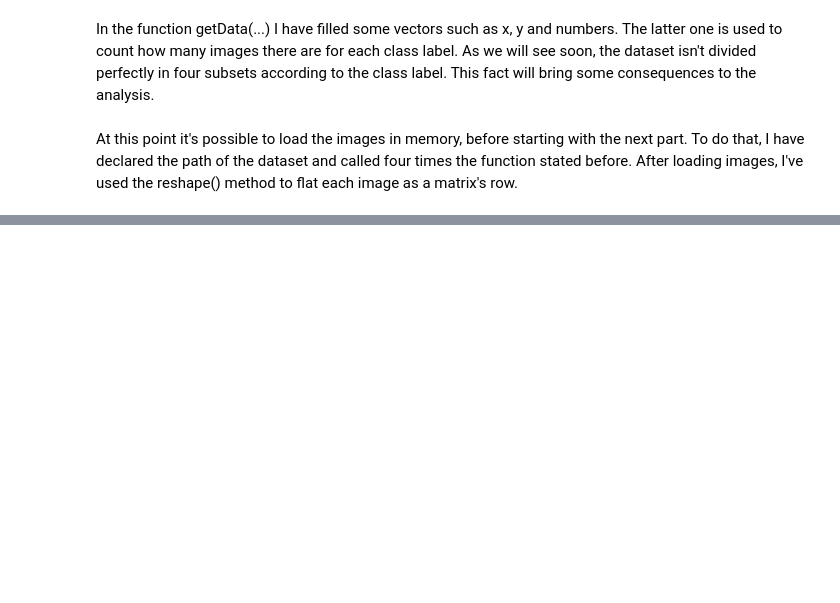
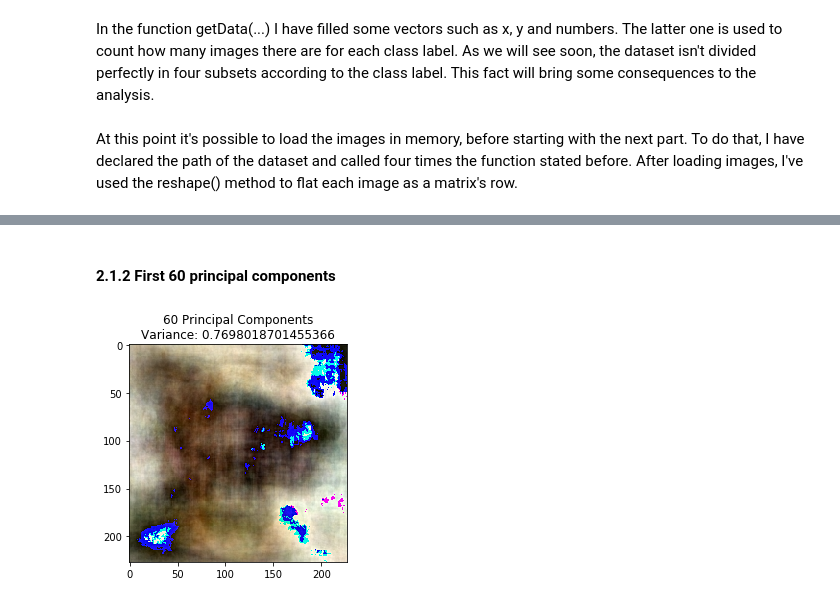
Before and after one commit to Marlowess/ML_AI_HW_1, a Jupyter notebook: homework1_notebook.ipynb, the cells around one changed output, grey strips where cells are left out. Saved outputs shown, nothing was run; the diff lists cells and outputs as text; code cells hidden in the pictures; blank space fills up the shorter version.

```diff
--- a/homework1_notebook.ipynb
+++ b/homework1_notebook.ipynb
@@ -78,0 +94,25 @@ x_r = scaler.fit_transform(x_r)
+# %%
+def getPCResults(X_t, my_pca, index1, index2):
+    index1, index2 = int(index1), int(index2)
+    my_eig = my_pca.components_[index1:index2]
+    remain = index2 - index1
+    my_pca.components_[0:remain] = my_eig[0:remain]
+    my_pca.components_[remain:] = 0
+    imgs_compressed = my_pca.inverse_transform(X_t)
+    variance = my_pca.explained_variance_ratio_.cumsum()[remain - 1]
+    return imgs_compressed, variance
+# %%
+# Gets the chosen image reprojected
+def getReprojectedImage(imgs_compressed, scaler, image_index=99):
+    test_image = imgs_compressed[image_index]
+    test_image = scaler.inverse_transform(test_image)
+    test_image = np.reshape(test_image, (227,227,3))
+    return test_image
+# %%
+# Plots one or more images
+def plotImage(test_img, variance, number_of_components):
+    fig = plt.figure()
+    a = fig.add_subplot(1, 1, 1)
+    img = Image.fromarray(test_img.astype('uint8'))
+    imgplot = plt.imshow(img)
+    a.set_title(str(number_of_components) + ' Principal Components\nVariance: ' + str(variance))
@@ -78,0 +122,4 @@ x_r = scaler.fit_transform(x_r)
+# %%
+# X_t is the matrix in the eigenvectors system
+# my_pca is the model containing all informations about the transformation
+X_t, my_pca = getAllPC(x_r)
@@ -78,0 +142,8 @@ x_r = scaler.fit_transform(x_r)
+# %% [markdown]
+#### 2.1.2 First 60 principal components
+# %%
+X_R_60, variance60 = getPCResults(X_t, copy.copy(my_pca), 0, 60)
+img_60 = getReprojectedImage(X_R_60, scaler)
+plotImage(img_60, variance60, 60)
+# %% [output]
+[figure, added]
```
Also changed, not shown: parts of 38 cells of this notebook, 1 other file.
